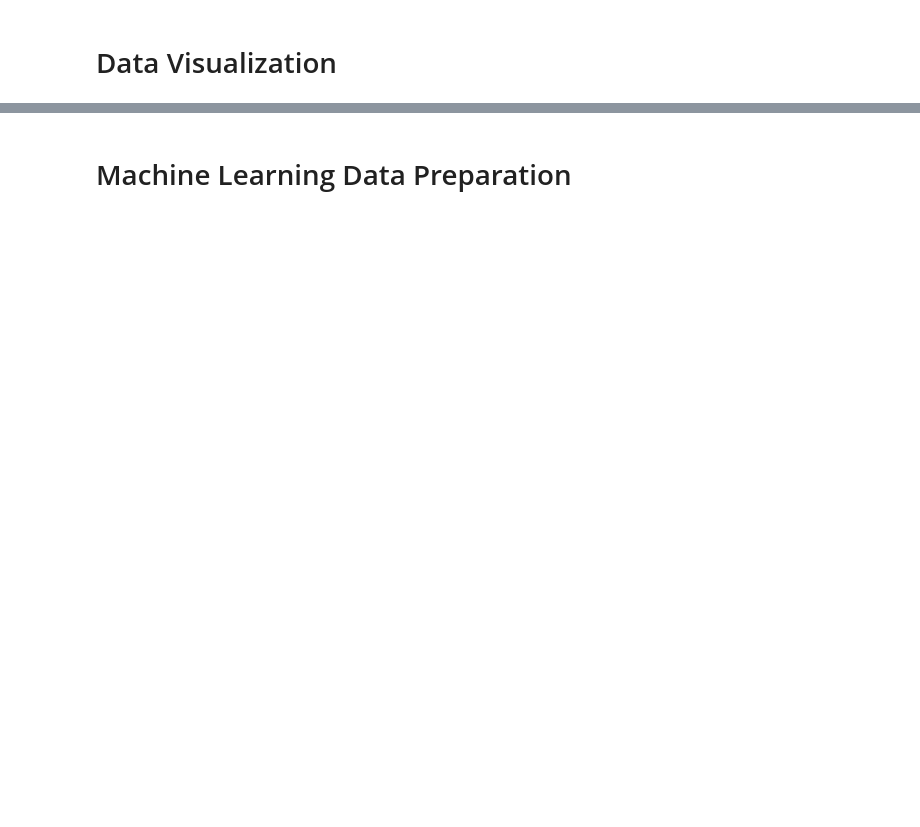
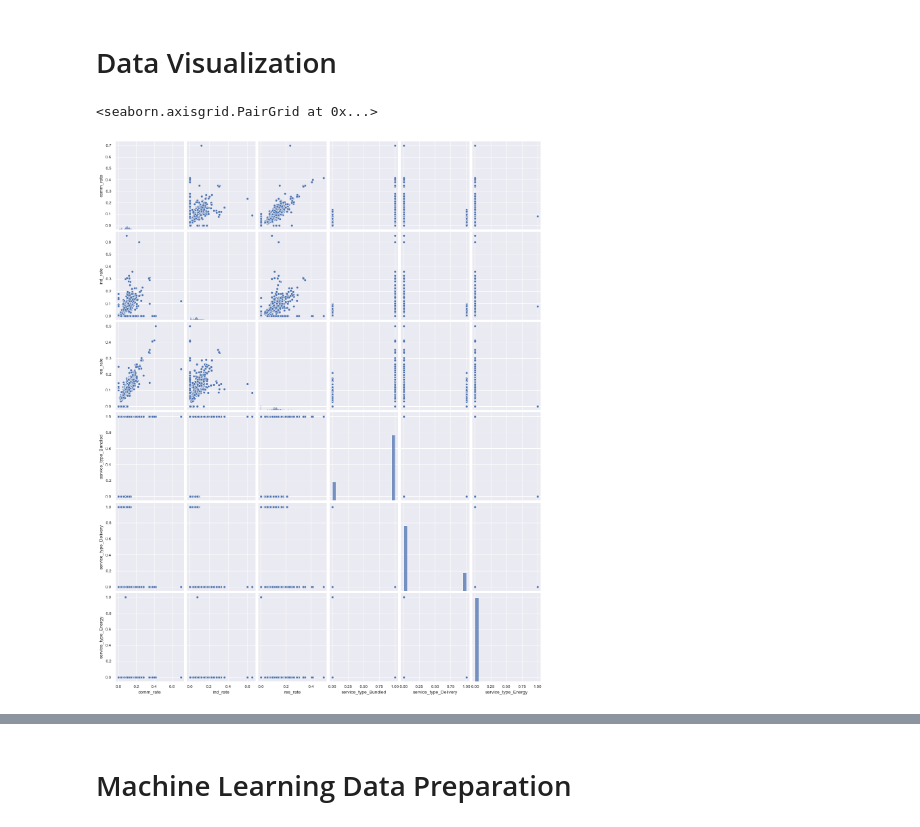
Before and after one commit to jorgevaz47/CST383_DS_Project, a Jupyter notebook: DS_Project.ipynb, the cells around one changed output, grey strips where cells are left out. Drawn from its saved outputs; the diff is of its cells as text; code cells hidden in the pictures; blank space fills up the shorter version.

Commit message:
Implemented the prepocessing and data visualization steps

```diff
--- a/DS_Project.ipynb
+++ b/DS_Project.ipynb
@@ -185,4 +185,4 @@ README Updated
 # %% [markdown]
 # Data Preprocessing
 # %%
-#Enter Code Here
+df.drop(columns=["zip", "eiaid"], inplace=True)
@@ -190,0 +197,3 @@ Comments
+# %%
+df = pd.get_dummies(df, columns=["service_type"])
+df.head()
@@ -191,4 +209,7 @@ Comments
 # %% [markdown]
 # Data  Visualization
 # %%
-#Enter Code Here
+sns.pairplot(data=df, kind='scatter', height=2.8, aspect=0.8)
+# %% [output]
+<seaborn.axisgrid.PairGrid at 0x...>
+[figure, added]
```
Also changed, not shown: parts of 6 cells of this notebook.
